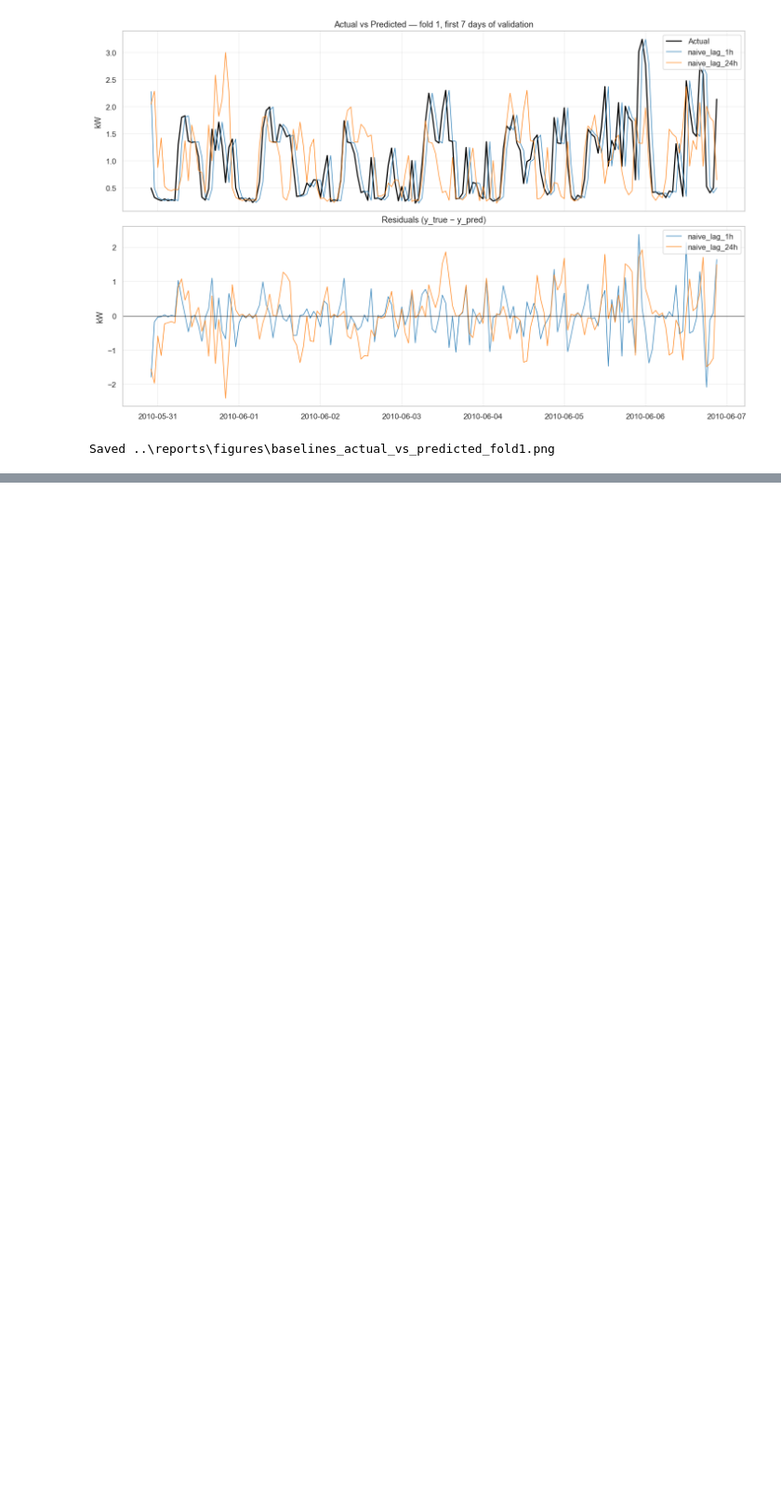
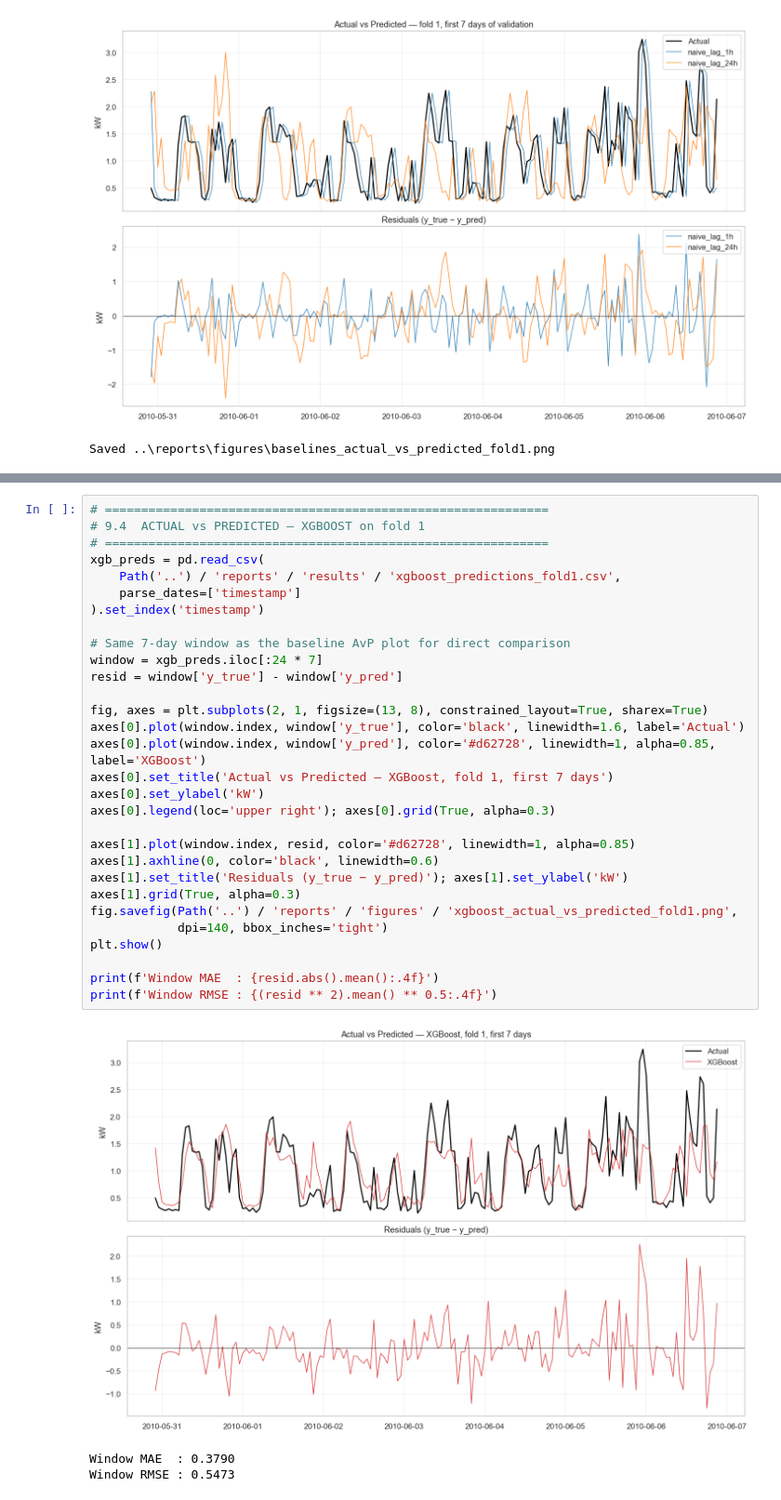
Before and after one commit to ThierryIshimwe/Energy-Forecasting, a Jupyter notebook: notebooks/03_modeling.ipynb, the cells around one changed output, grey strips where cells are left out. Shown at 93% size. Drawn from its saved outputs; the diff is of its cells as text; blank space fills up the shorter version.

```diff
--- a/notebooks/03_modeling.ipynb
+++ b/notebooks/03_modeling.ipynb
@@ -321,0 +509,34 @@ Each model is fit on fold 1 first to inspect plausibility before expanding to al
+# %%
+# =============================================================
+# 9.4  ACTUAL vs PREDICTED — XGBOOST on fold 1
+# =============================================================
+xgb_preds = pd.read_csv(
+    Path('..') / 'reports' / 'results' / 'xgboost_predictions_fold1.csv',
+    parse_dates=['timestamp']
+).set_index('timestamp')
+
+# Same 7-day window as the baseline AvP plot for direct comparison
+window = xgb_preds.iloc[:24 * 7]
+resid = window['y_true'] - window['y_pred']
+
+fig, axes = plt.subplots(2, 1, figsize=(13, 8), constrained_layout=True, sharex=True)
+axes[0].plot(window.index, window['y_true'], color='black', linewidth=1.6, label='Actual')
+axes[0].plot(window.index, window['y_pred'], color='#d62728', linewidth=1, alpha=0.85, label='XGBoost')
+axes[0].set_title('Actual vs Predicted — XGBoost, fold 1, first 7 days')
+axes[0].set_ylabel('kW')
+axes[0].legend(loc='upper right'); axes[0].grid(True, alpha=0.3)
+
+axes[1].plot(window.index, resid, color='#d62728', linewidth=1, alpha=0.85)
+axes[1].axhline(0, color='black', linewidth=0.6)
+axes[1].set_title('Residuals (y_true − y_pred)'); axes[1].set_ylabel('kW')
+axes[1].grid(True, alpha=0.3)
+fig.savefig(Path('..') / 'reports' / 'figures' / 'xgboost_actual_vs_predicted_fold1.png',
+            dpi=140, bbox_inches='tight')
+plt.show()
+
+print(f'Window MAE  : {resid.abs().mean():.4f}')
+print(f'Window RMSE : {(resid ** 2).mean() ** 0.5:.4f}')
+# %% [output]
+[figure, added]
+Window MAE  : 0.3790
+Window RMSE : 0.5473
```
Also changed, not shown: parts of 17 cells of this notebook, 46 other files.
